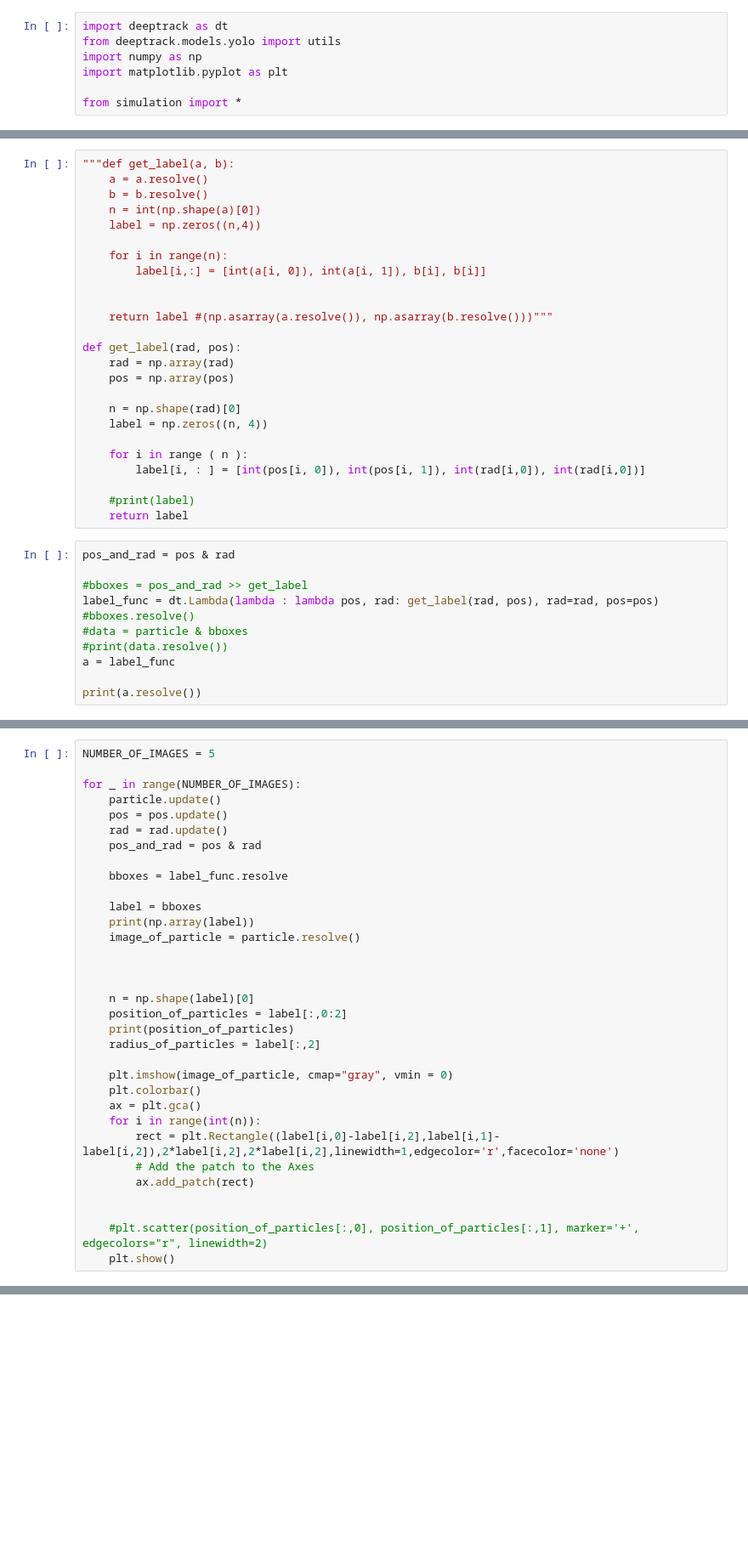
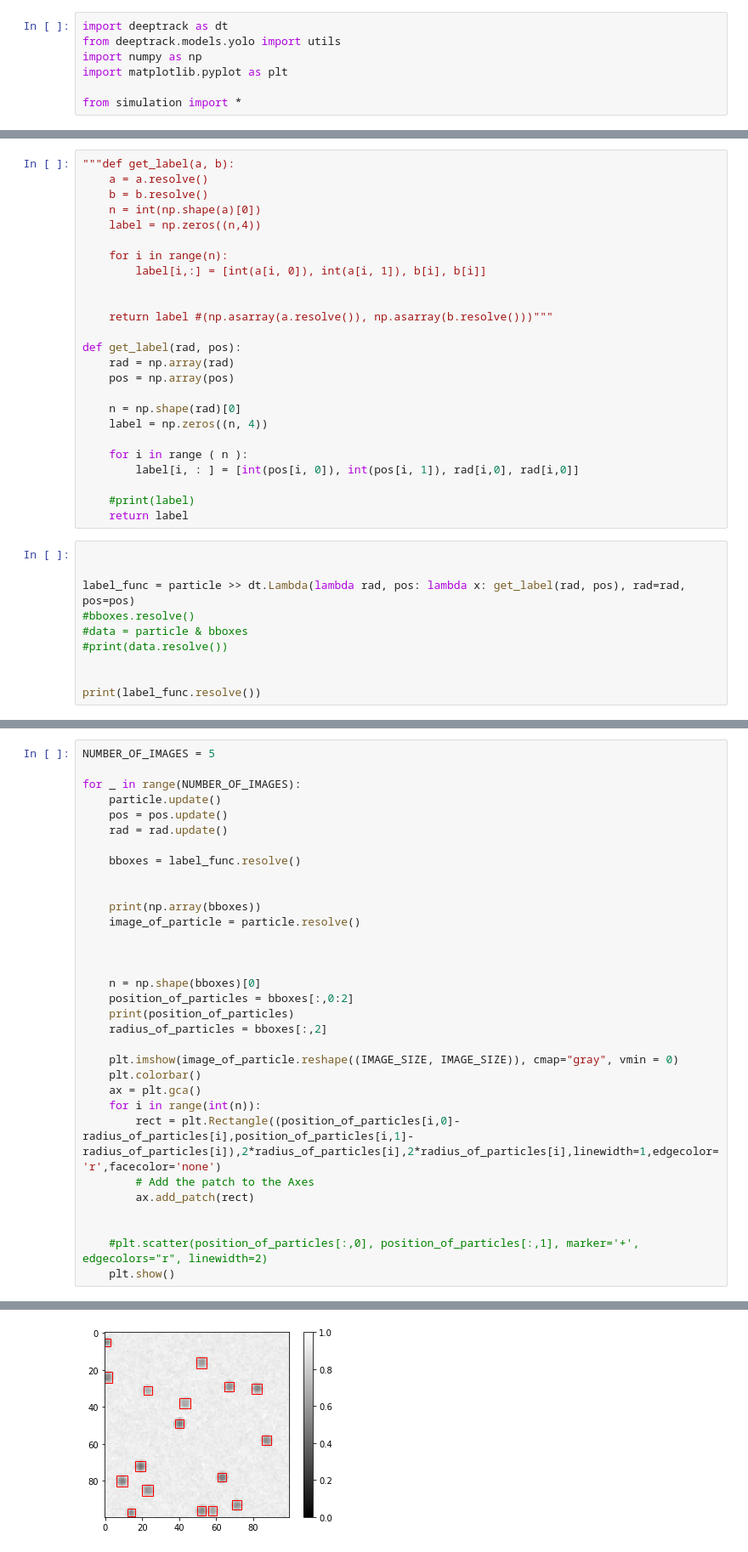
Before and after one commit to Santhosh-Shivan/Particle_Chamber, a Jupyter notebook: multi_particle.ipynb, the cells around one changed output, grey strips where cells are left out. Shown at 85% size. Saved outputs shown, nothing was run; the diff lists cells and outputs as text; blank space fills up the shorter version.

```diff
--- a/multi_particle.ipynb
+++ b/multi_particle.ipynb
@@ -89,19 +72,18 @@ def get_label(rad, pos):
     label = np.zeros((n, 4))
 
     for i in range ( n ):
-        label[i, : ] = [int(pos[i, 0]), int(pos[i, 1]), int(rad[i,0]), int(rad[i,0])]
+        label[i, : ] = [int(pos[i, 0]), int(pos[i, 1]), rad[i,0], rad[i,0]]
 
     #print(label)
     return label
 # %%
-pos_and_rad = pos & rad
 
-#bboxes = pos_and_rad >> get_label
-label_func = dt.Lambda(lambda : lambda pos, rad: get_label(rad, pos), rad=rad, pos=pos)
+
+label_func = particle >> dt.Lambda(lambda rad, pos: lambda x: get_label(rad, pos), rad=rad, pos=pos)
 #bboxes.resolve()
 #data = particle & bboxes
 #print(data.resolve())
-a = label_func
 
-print(a.resolve())
+
+print(label_func.resolve())
 # %% [output]
@@ -113,26 +110,25 @@ for _ in range(NUMBER_OF_IMAGES):
     particle.update()
     pos = pos.update()
     rad = rad.update()
-    pos_and_rad = pos & rad
 
-    bboxes = label_func.resolve
+    bboxes = label_func.resolve()
 
-    label = bboxes
-    print(np.array(label))
+
+    print(np.array(bboxes))
     image_of_particle = particle.resolve()
 
 
 
-    n = np.shape(label)[0]
-    position_of_particles = label[:,0:2]
+    n = np.shape(bboxes)[0]
+    position_of_particles = bboxes[:,0:2]
     print(position_of_particles)
-    radius_of_particles = label[:,2]
+    radius_of_particles = bboxes[:,2]
 
-    plt.imshow(image_of_particle, cmap="gray", vmin = 0)
+    plt.imshow(image_of_particle.reshape((IMAGE_SIZE, IMAGE_SIZE)), cmap="gray", vmin = 0)
     plt.colorbar()
     ax = plt.gca()
     for i in range(int(n)):
-        rect = plt.Rectangle((label[i,0]-label[i,2],label[i,1]-label[i,2]),2*label[i,2],2*label[i,2],linewidth=1,edgecolor='r',facecolor='none')
+        rect = plt.Rectangle((position_of_particles[i,0]-radius_of_particles[i],position_of_particles[i,1]-radius_of_particles[i]),2*radius_of_particles[i],2*radius_of_particles[i],linewidth=1,edgecolor='r',facecolor='none')
         # Add the patch to the Axes
         ax.add_patch(rect)
 
@@ -143,0 +156 @@ NotImplementedError: Indexing with non-integer types not yet implemented
+[figure, added]
```
Also changed, not shown: parts of 8 cells of this notebook, 1 other file.
